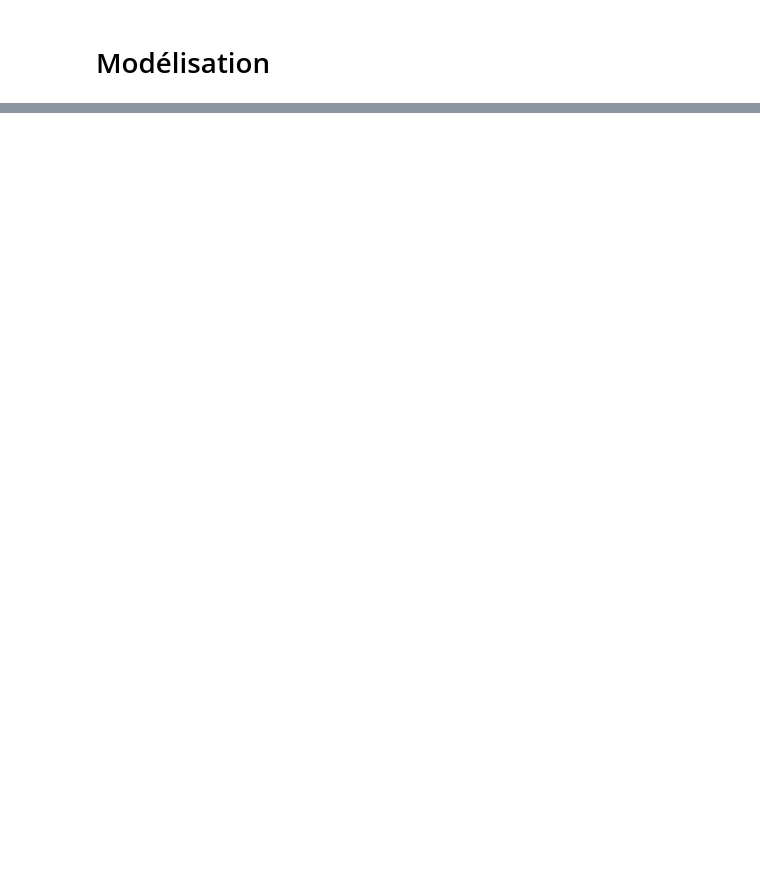
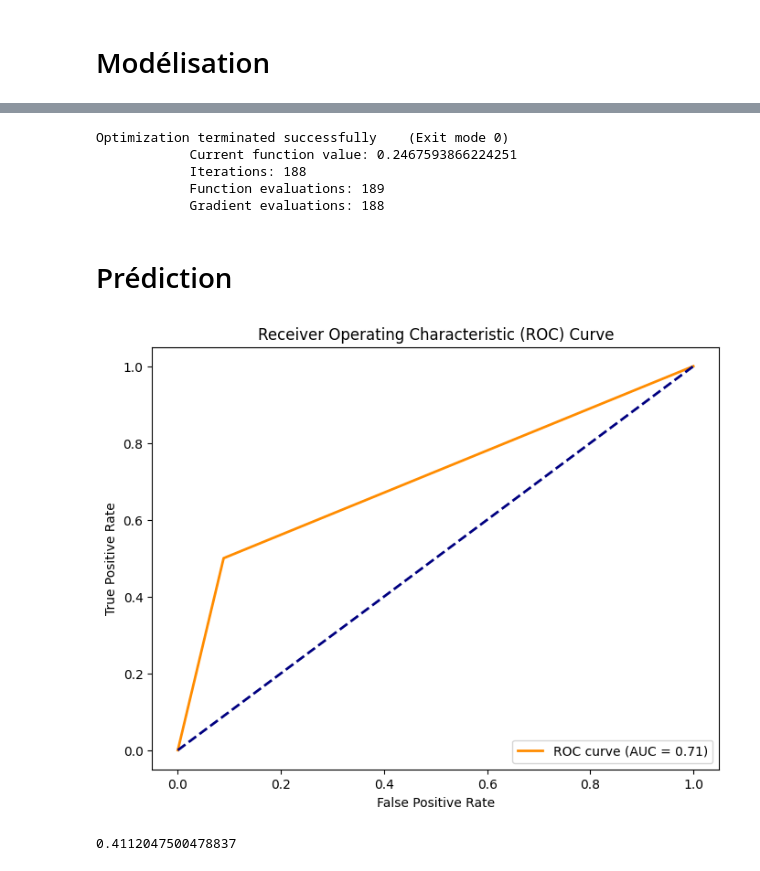
Before and after one commit to SamuelBaheux/Challenge_Nexialog, a Jupyter notebook: notebooks/grid_score.ipynb, the cells around one changed output, grey strips where cells are left out. Cells and saved outputs as stored; diff of their text form; code cells hidden in the pictures; blank space fills up the shorter version.

```diff
--- a/notebooks/grid_score.ipynb
+++ b/notebooks/grid_score.ipynb
@@ -276,0 +47,37 @@ tr, te = dis.run_discretisation()
+# %%
+formula = f'TARGET ~ {" + ".join(f"C({var})" for var in features)}'
+# %%
+model = Logit.from_formula(formula=formula, data=df_train)
+logit_model = model.fit_regularized(maxiter = 500, method='l1')
+# %% [output]
+Optimization terminated successfully    (Exit mode 0)
+            Current function value: 0.2467593866224251
+            Iterations: 188
+            Function evaluations: 189
+            Gradient evaluations: 188
+# %% [markdown]
+# Prédiction
+# %%
+pred = logit_model.predict(df_validation[features])
+# %%
+pred = pred.apply(lambda x : 0 if x < 0.5 else 1)
+# %%
+fpr, tpr, thresholds = roc_curve(pred, df_validation["TARGET"])
+roc_auc = auc(fpr, tpr)
+
+plt.figure(figsize=(8, 6))
+plt.plot(fpr, tpr, color='darkorange', lw=2, label='ROC curve (AUC = {:.2f})'.format(roc_auc))
+plt.plot([0, 1], [0, 1], color='navy', lw=2, linestyle='--')
+plt.xlabel('False Positive Rate')
+plt.ylabel('True Positive Rate')
+plt.title('Receiver Operating Characteristic (ROC) Curve')
+plt.legend(loc='lower right')
+plt.show()
+# %% [output]
+[figure, added]
+# %%
+roc_auc = auc(fpr, tpr)
+gini_coefficient = 2 * roc_auc - 1
+gini_coefficient
+# %% [output]
+0.4112047500478837
```
Also changed, not shown: parts of 22 cells of this notebook, 2 other files.
